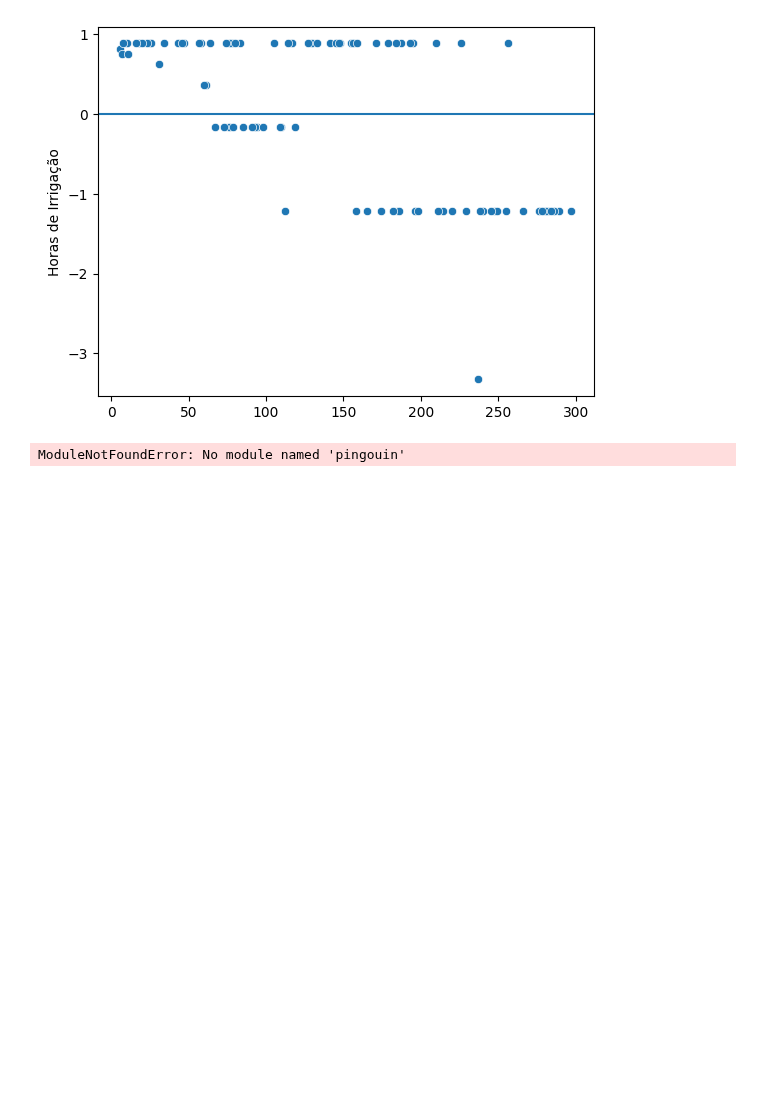
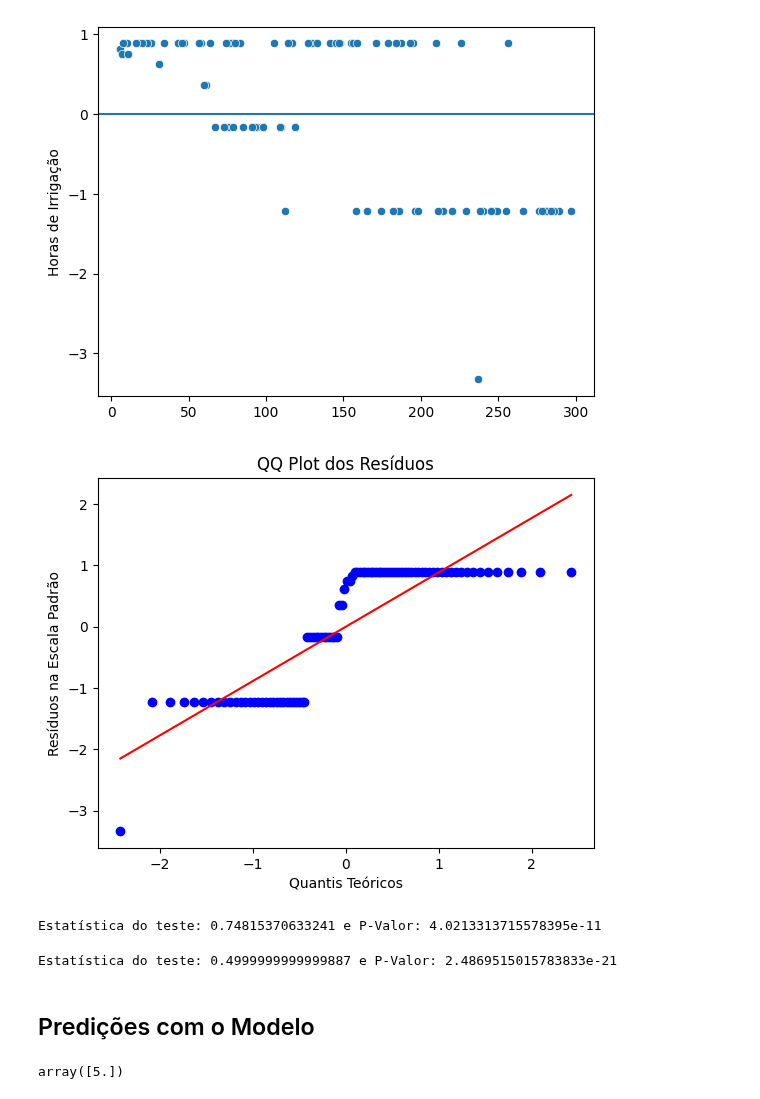
Before and after one commit to ArthurLima05/RegressaoIrrigacao, a Jupyter notebook: modelo_ml.ipynb, the cells around one changed output. Cells and saved outputs as stored; diff of their text form; code cells hidden in the pictures; blank space fills up the shorter version.

```diff
--- a/modelo_ml.ipynb
+++ b/modelo_ml.ipynb
@@ -167,10 +163,43 @@ plt.axhline(y=0)
 # %%
 # Checar se os residuos seguem uma distribuição normal
 # QQ (Quantile-Quantile) Plot, avalia se uma amostra segue a distribuição normal
-import pingouin as pg
+import matplotlib.pyplot as plt
+import scipy.stats as stats
 
-pg.qqplot(residuos_std, dist='norm', confidence= 0.95)
-plt.xlabel('Quantis Teoricos')
-plt.xlabel('Residuos na Escala Padrão')
+stats.probplot(residuos_std, dist="norm", plot=plt)
+plt.xlabel("Quantis Teóricos")
+plt.ylabel("Resíduos na Escala Padrão")
+plt.title("QQ Plot dos Resíduos")
+plt.show()
 # %% [output]
-ModuleNotFoundError: No module named 'pingouin'
+[figure, added]
+# %%
+# Teste de Normalidade - Shapiro Wilk
+# H0 - Segue Distribuição Normal
+# H1 - Não Segue Distribuição Normal
+# Se o p_valor > 0.05 não rejeita H0, caso contrario, rejeitamos
+from scipy.stats import shapiro
+
+stat_shapiro, p_valor_shapiro = shapiro(residuos)
+print("Estatística do teste: {} e P-Valor: {}".format(stat_shapiro, p_valor_shapiro))
+# %% [output]
+Estatística do teste: 0.74815370633241 e P-Valor: 4.0213313715578395e-11
+# %%
+# Teste de Normalidade -  Kolgomorov Smirnov
+# H0 - Segue Distribuição Normal
+# H1 - Não Segue Distribuição Normal
+# Se o p_valor > 0.05 não rejeita H0, caso contrario, rejeitamos
+from scipy.stats import kstest
+
+
+stat_ks, p_valor_ks = kstest(residuos, 'norm')
+print("Estatística do teste: {} e P-Valor: {}".format(stat_ks, p_valor_ks))
+# %% [output]
+Estatística do teste: 0.4999999999999887 e P-Valor: 2.4869515015783833e-21
+# %% [markdown]
+## Predições com o Modelo
+# %%
+# Se eu irrigar uma area de 500 e o ângulo da area de irrigação for 333.333333, quanto tempo levaria para irrigar a área:
+reg_model.predict([[500, 333.3333333]])
+# %% [output]
+array([5.])
```
Also changed, not shown: parts of 1 cell of this notebook.
